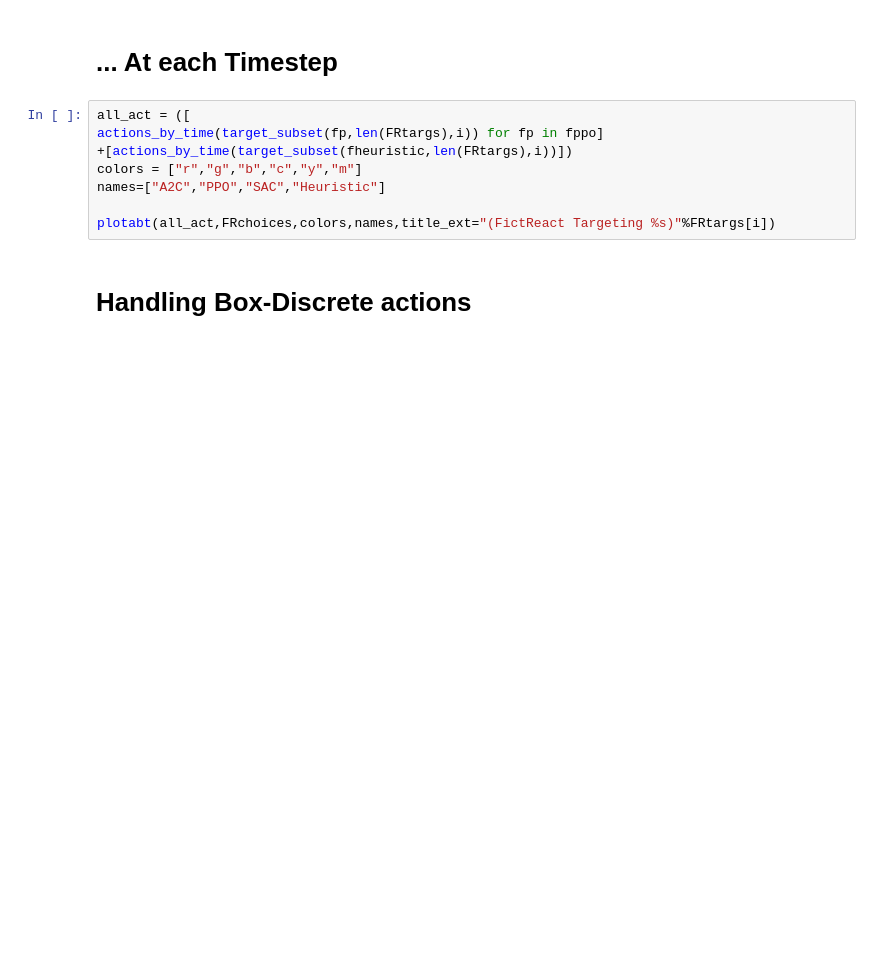
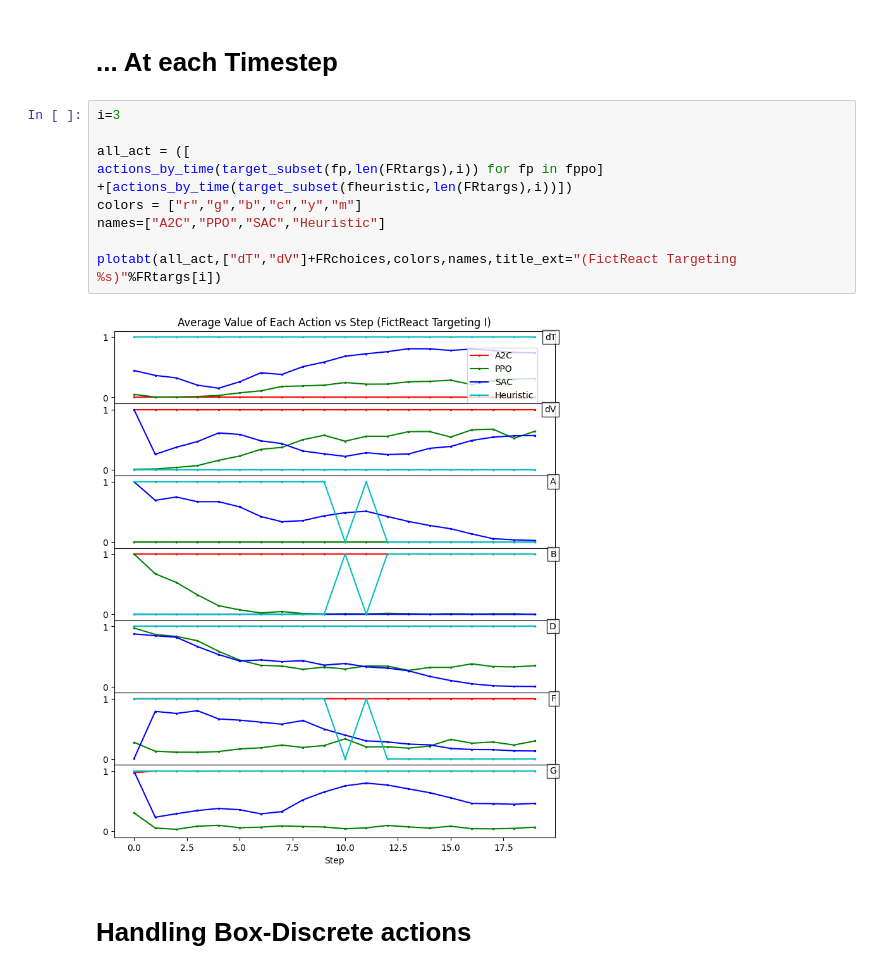
Before and after one commit to chemgymrl/chemgymrl, a Jupyter notebook: RL_rollout/Agent_Visualization.ipynb, the cells around one changed output. Cells and saved outputs as stored; diff of their text form; blank space fills up the shorter version.

```diff
--- a/RL_rollout/Agent_Visualization.ipynb
+++ b/RL_rollout/Agent_Visualization.ipynb
@@ -344,13 +379,17 @@ plt.show()
 # %% [markdown]
 # ... At each Timestep
 # %%
+i=3
+
 all_act = ([
 actions_by_time(target_subset(fp,len(FRtargs),i)) for fp in fppo]
 +[actions_by_time(target_subset(fheuristic,len(FRtargs),i))])
 colors = ["r","g","b","c","y","m"]
 names=["A2C","PPO","SAC","Heuristic"]
 
-plotabt(all_act,FRchoices,colors,names,title_ext="(FictReact Targeting %s)"%FRtargs[i])
+plotabt(all_act,["dT","dV"]+FRchoices,colors,names,title_ext="(FictReact Targeting %s)"%FRtargs[i])
+# %% [output]
+[figure, added]
 # %% [markdown]
 # Handling Box-Discrete actions
 # %%
```
Also changed, not shown: parts of 21 cells of this notebook, 1 other file.
